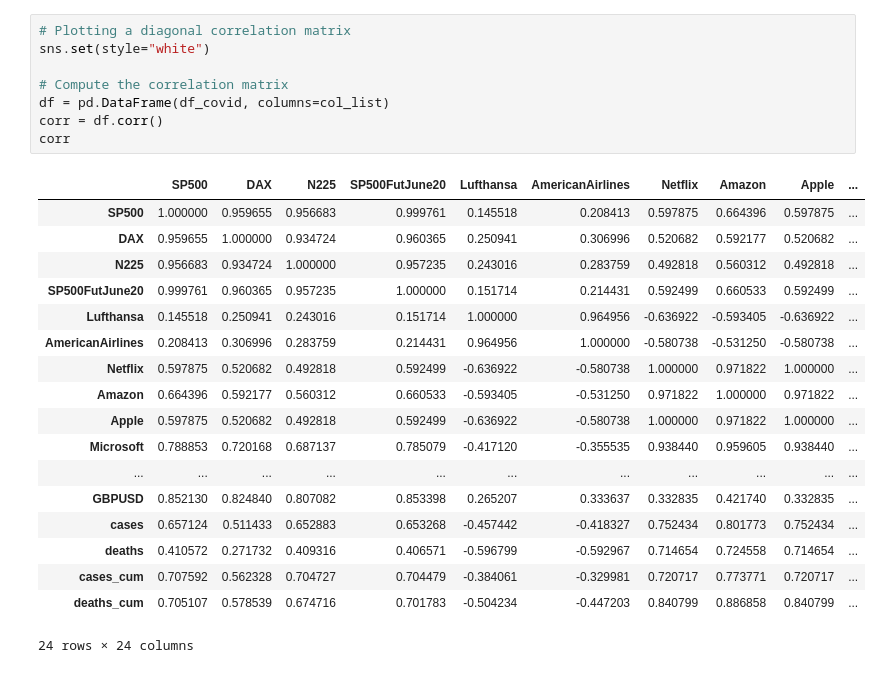
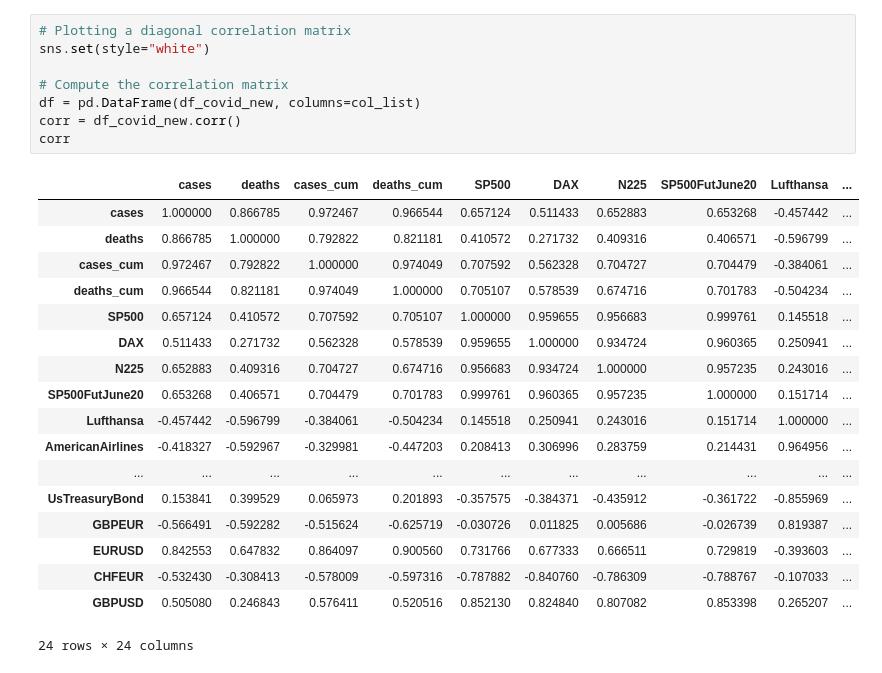
Before and after one commit to flo7up/relataly-public-python-tutorials, a Jupyter notebook: 002 Correlation Matrix - COVID-19 and Financial Assets.ipynb, the cells around one changed output. Saved outputs shown, nothing was run; the diff lists cells and outputs as text.

```diff
--- a/002 Correlation Matrix - COVID-19 and Financial Assets.ipynb
+++ b/002 Correlation Matrix - COVID-19 and Financial Assets.ipynb
@@ -143,29 +155,29 @@ plt.show()
 # %%
 # Plotting a diagonal correlation matrix
 sns.set(style="white")
 
 # Compute the correlation matrix
-df = pd.DataFrame(df_covid, columns=col_list)
-corr = df.corr()
+df = pd.DataFrame(df_covid_new, columns=col_list)
+corr = df_covid_new.corr()
 corr
 # %% [output]
-|  | SP500 | DAX | N225 | SP500FutJune20 | Lufthansa | AmericanAirlines | Netflix | Amazon | Apple | ... |
-| SP500 | 1.000000 | 0.959655 | 0.956683 | 0.999761 | 0.145518 | 0.208413 | 0.597875 | 0.664396 | 0.597875 | ... |
-| DAX | 0.959655 | 1.000000 | 0.934724 | 0.960365 | 0.250941 | 0.306996 | 0.520682 | 0.592177 | 0.520682 | ... |
-| N225 | 0.956683 | 0.934724 | 1.000000 | 0.957235 | 0.243016 | 0.283759 | 0.492818 | 0.560312 | 0.492818 | ... |
-| SP500FutJune20 | 0.999761 | 0.960365 | 0.957235 | 1.000000 | 0.151714 | 0.214431 | 0.592499 | 0.660533 | 0.592499 | ... |
-| Lufthansa | 0.145518 | 0.250941 | 0.243016 | 0.151714 | 1.000000 | 0.964956 | -0.636922 | -0.593405 | -0.636922 | ... |
-| AmericanAirlines | 0.208413 | 0.306996 | 0.283759 | 0.214431 | 0.964956 | 1.000000 | -0.580738 | -0.531250 | -0.580738 | ... |
-| Netflix | 0.597875 | 0.520682 | 0.492818 | 0.592499 | -0.636922 | -0.580738 | 1.000000 | 0.971822 | 1.000000 | ... |
-| Amazon | 0.664396 | 0.592177 | 0.560312 | 0.660533 | -0.593405 | -0.531250 | 0.971822 | 1.000000 | 0.971822 | ... |
-| Apple | 0.597875 | 0.520682 | 0.492818 | 0.592499 | -0.636922 | -0.580738 | 1.000000 | 0.971822 | 1.000000 | ... |
-| Microsoft | 0.788853 | 0.720168 | 0.687137 | 0.785079 | -0.417120 | -0.355535 | 0.938440 | 0.959605 | 0.938440 | ... |
+|  | cases | deaths | cases_cum | deaths_cum | SP500 | DAX | N225 | SP500FutJune20 | Lufthansa | ... |
+| cases | 1.000000 | 0.866785 | 0.972467 | 0.966544 | 0.657124 | 0.511433 | 0.652883 | 0.653268 | -0.457442 | ... |
+| deaths | 0.866785 | 1.000000 | 0.792822 | 0.821181 | 0.410572 | 0.271732 | 0.409316 | 0.406571 | -0.596799 | ... |
+| cases_cum | 0.972467 | 0.792822 | 1.000000 | 0.974049 | 0.707592 | 0.562328 | 0.704727 | 0.704479 | -0.384061 | ... |
+| deaths_cum | 0.966544 | 0.821181 | 0.974049 | 1.000000 | 0.705107 | 0.578539 | 0.674716 | 0.701783 | -0.504234 | ... |
+| SP500 | 0.657124 | 0.410572 | 0.707592 | 0.705107 | 1.000000 | 0.959655 | 0.956683 | 0.999761 | 0.145518 | ... |
+| DAX | 0.511433 | 0.271732 | 0.562328 | 0.578539 | 0.959655 | 1.000000 | 0.934724 | 0.960365 | 0.250941 | ... |
+| N225 | 0.652883 | 0.409316 | 0.704727 | 0.674716 | 0.956683 | 0.934724 | 1.000000 | 0.957235 | 0.243016 | ... |
+| SP500FutJune20 | 0.653268 | 0.406571 | 0.704479 | 0.701783 | 0.999761 | 0.960365 | 0.957235 | 1.000000 | 0.151714 | ... |
+| Lufthansa | -0.457442 | -0.596799 | -0.384061 | -0.504234 | 0.145518 | 0.250941 | 0.243016 | 0.151714 | 1.000000 | ... |
+| AmericanAirlines | -0.418327 | -0.592967 | -0.329981 | -0.447203 | 0.208413 | 0.306996 | 0.283759 | 0.214431 | 0.964956 | ... |
 | ... | ... | ... | ... | ... | ... | ... | ... | ... | ... | ... |
-| GBPUSD | 0.852130 | 0.824840 | 0.807082 | 0.853398 | 0.265207 | 0.333637 | 0.332835 | 0.421740 | 0.332835 | ... |
-| cases | 0.657124 | 0.511433 | 0.652883 | 0.653268 | -0.457442 | -0.418327 | 0.752434 | 0.801773 | 0.752434 | ... |
-| deaths | 0.410572 | 0.271732 | 0.409316 | 0.406571 | -0.596799 | -0.592967 | 0.714654 | 0.724558 | 0.714654 | ... |
-| cases_cum | 0.707592 | 0.562328 | 0.704727 | 0.704479 | -0.384061 | -0.329981 | 0.720717 | 0.773771 | 0.720717 | ... |
-| deaths_cum | 0.705107 | 0.578539 | 0.674716 | 0.701783 | -0.504234 | -0.447203 | 0.840799 | 0.886858 | 0.840799 | ... |
+| UsTreasuryBond | 0.153841 | 0.399529 | 0.065973 | 0.201893 | -0.357575 | -0.384371 | -0.435912 | -0.361722 | -0.855969 | ... |
+| GBPEUR | -0.566491 | -0.592282 | -0.515624 | -0.625719 | -0.030726 | 0.011825 | 0.005686 | -0.026739 | 0.819387 | ... |
+| EURUSD | 0.842553 | 0.647832 | 0.864097 | 0.900560 | 0.731766 | 0.677333 | 0.666511 | 0.729819 | -0.393603 | ... |
+| CHFEUR | -0.532430 | -0.308413 | -0.578009 | -0.597316 | -0.787882 | -0.840760 | -0.786309 | -0.788767 | -0.107033 | ... |
+| GBPUSD | 0.505080 | 0.246843 | 0.576411 | 0.520516 | 0.852130 | 0.824840 | 0.807082 | 0.853398 | 0.265207 | ... |
 24 rows × 24 columns
 # %%
 # Generate a mask for the upper triangle
```
Also changed, not shown: parts of 9 cells of this notebook.
